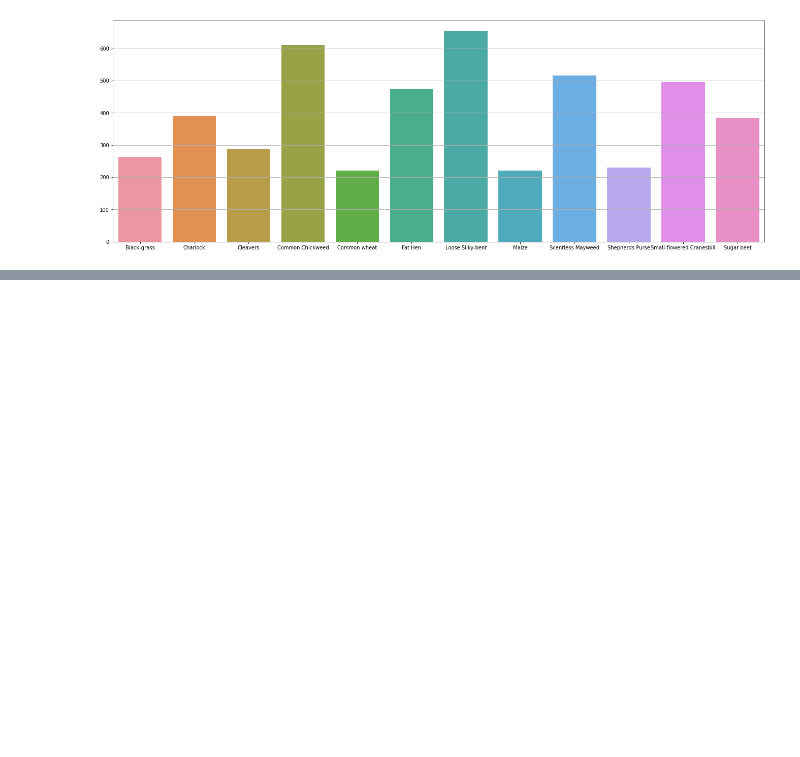
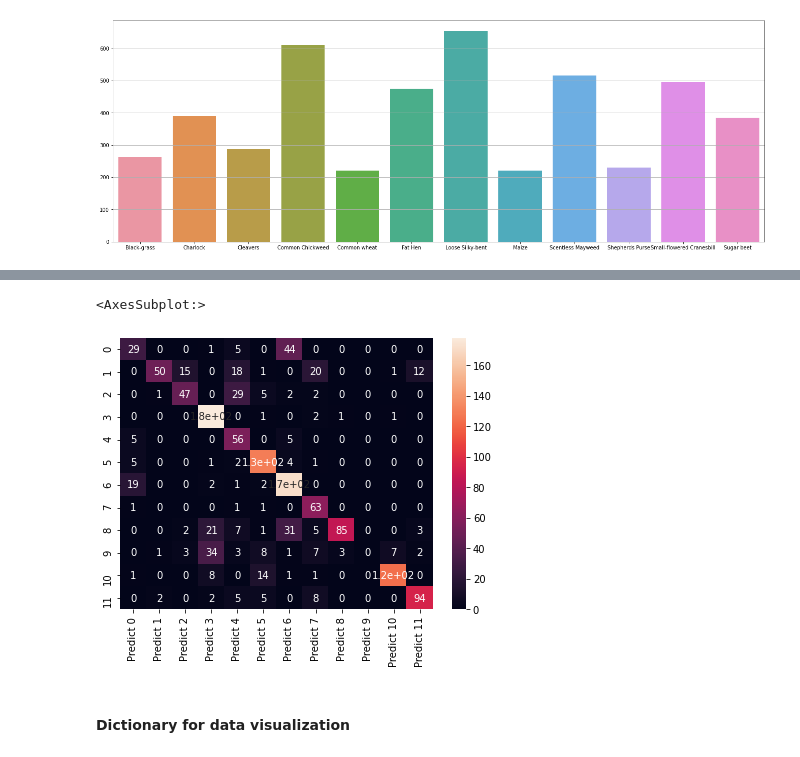
Before and after one commit to sjhamb31/AIML_GreatLearning, a Jupyter notebook: Assignment7_Computer_vision_SJ.ipynb, the cells around one changed output, grey strips where cells are left out. Cells and saved outputs as stored; diff of their text form; code cells hidden in the pictures; blank space fills up the shorter version.

```diff
--- a/Assignment7_Computer_vision_SJ.ipynb
+++ b/Assignment7_Computer_vision_SJ.ipynb
@@ -166,0 +217,3 @@ plt.show()
+# %%
+'''Predicting'''
+ypred = model.predict_classes(x_valid)
@@ -166,0 +303,14 @@ plt.show()
+# %%
+# confusion matrix
+cm=confusion_matrix(y2, ypred, labels=[0,1,2,3,4,5,6,7,8,9,10,11])
+
+df_cm = pd.DataFrame(cm, index = [i for i in ["0","1","2","3","4","5","6","7","8","9","10","11"]],
+                  columns = [i for i in ["Predict 0","Predict 1","Predict 2","Predict 3","Predict 4","Predict 5",
+                                         "Predict 6","Predict 7","Predict 8","Predict 9","Predict 10","Predict 11",]])
+plt.figure(figsize = (7,5))
+sns.heatmap(df_cm, annot=True)
+# %% [output]
+<AxesSubplot:>
+[figure, added]
+# %% [markdown]
+#### Dictionary for data visualization
```
Also changed, not shown: parts of 32 cells of this notebook.
